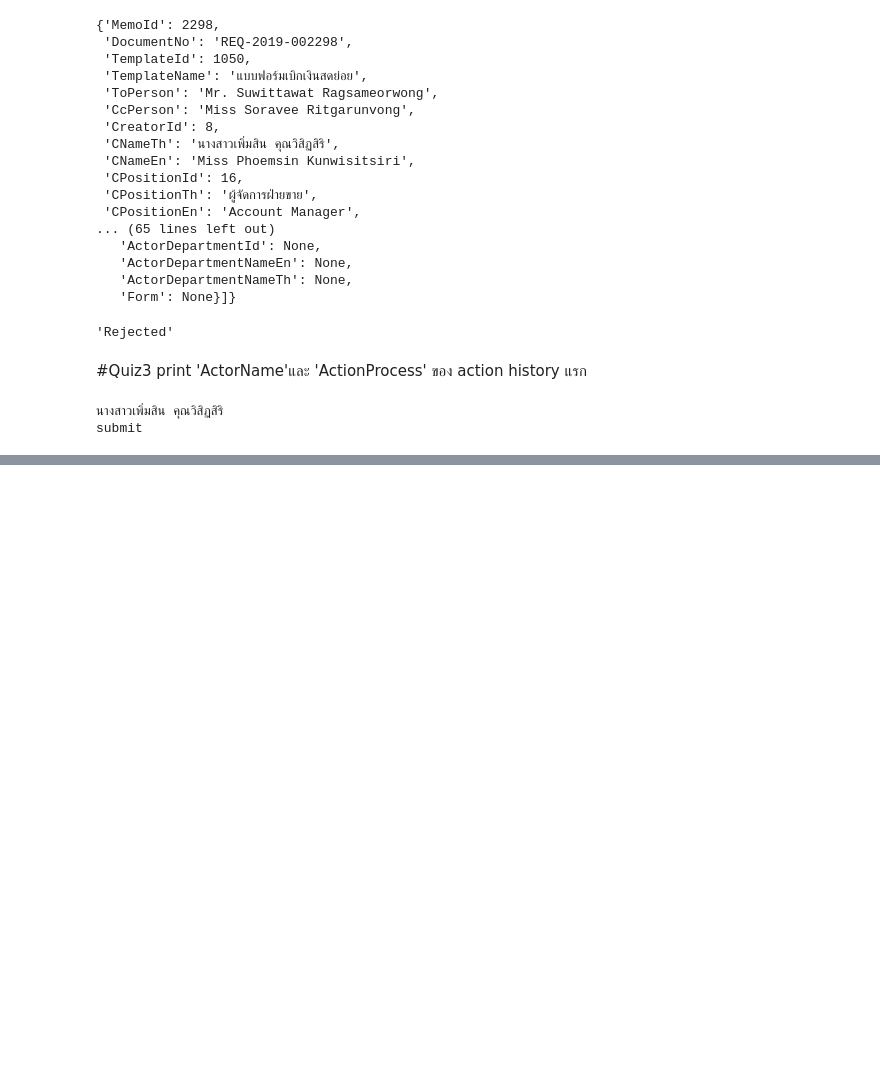
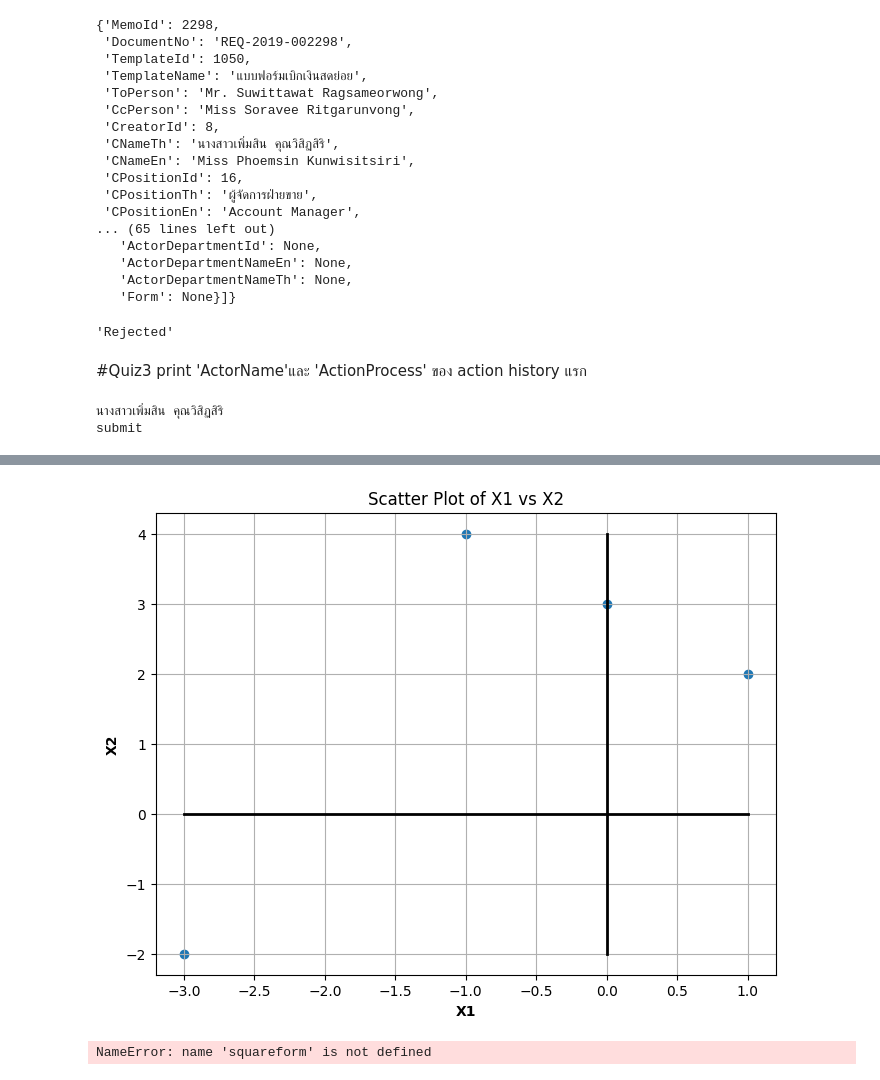
Before and after one commit to Natkitta252603/bsc_dpdm24, a Jupyter notebook: Chapter2_Understanding_Data.ipynb, the cells around one changed output, grey strips where cells are left out. Saved outputs shown, nothing was run; the diff lists cells and outputs as text; code cells hidden in the pictures; blank space fills up the shorter version.

```diff
--- a/Chapter2_Understanding_Data.ipynb
+++ b/Chapter2_Understanding_Data.ipynb
@@ -279,0 +280,5 @@ submit
+# %%
+import pandas as pd
+data = [[1, 2], [-1, 4], [0, 3], [-3, -2]]
+df = pd.DataFrame(data,columns=['X1','X2'])
+df
@@ -279,0 +291,20 @@ submit
+# %%
+# prompt: drew scatter plot of the df.drew blod line for X1 and X2 axes
+
+import matplotlib.pyplot as plt
+
+# Assuming 'df' is your DataFrame with 'X1' and 'X2' columns
+
+plt.figure(figsize=(8, 6))  # Adjust figure size as needed
+plt.scatter(df['X1'], df['X2'])
+plt.plot([-3,1],[0,0],color='black',linewidth=2)
+plt.plot([0,0],[-2,4],color='black',linewidth=2)
+
+plt.xlabel("X1", fontweight='bold')  # Bold X1 axis label
+plt.ylabel("X2", fontweight='bold')  # Bold X2 axis label
+
+plt.title("Scatter Plot of X1 vs X2")
+plt.grid(True)  # Add a grid for better visualization
+plt.show()
+# %% [output]
+[figure, added]
@@ -279,0 +334,5 @@ submit
+# %%
+distance_matrix = squareform(pdist(df2[['X1','X2']]))
+distance_matrix
+# %% [output]
+NameError: name 'squareform' is not defined
```
Also changed, not shown: parts of 5 cells of this notebook.
